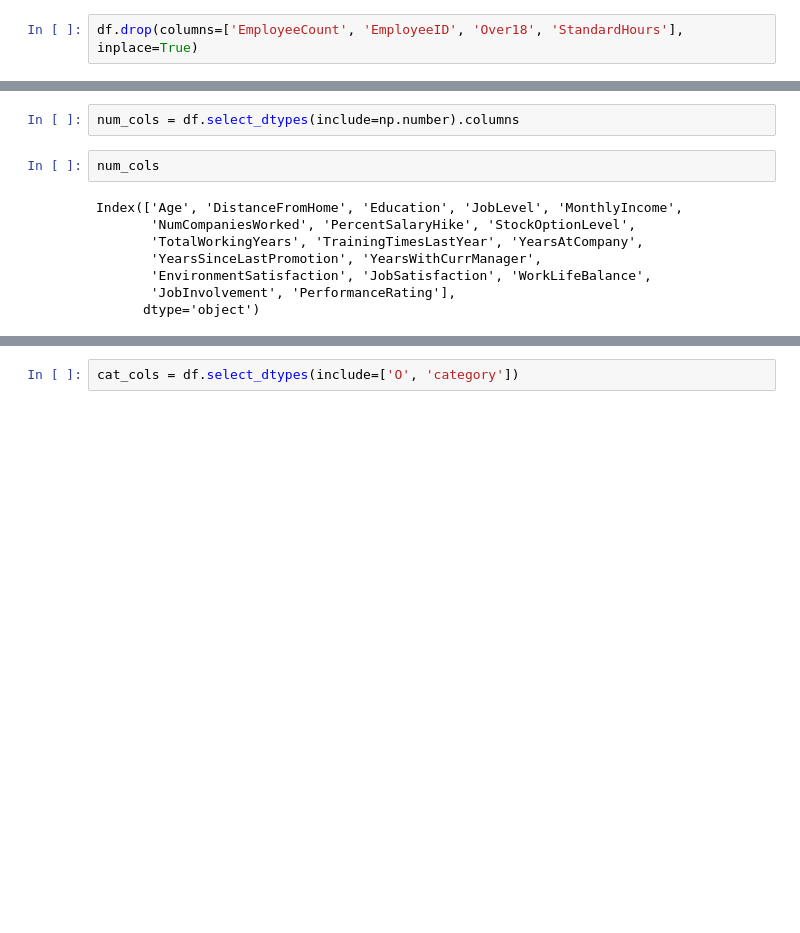
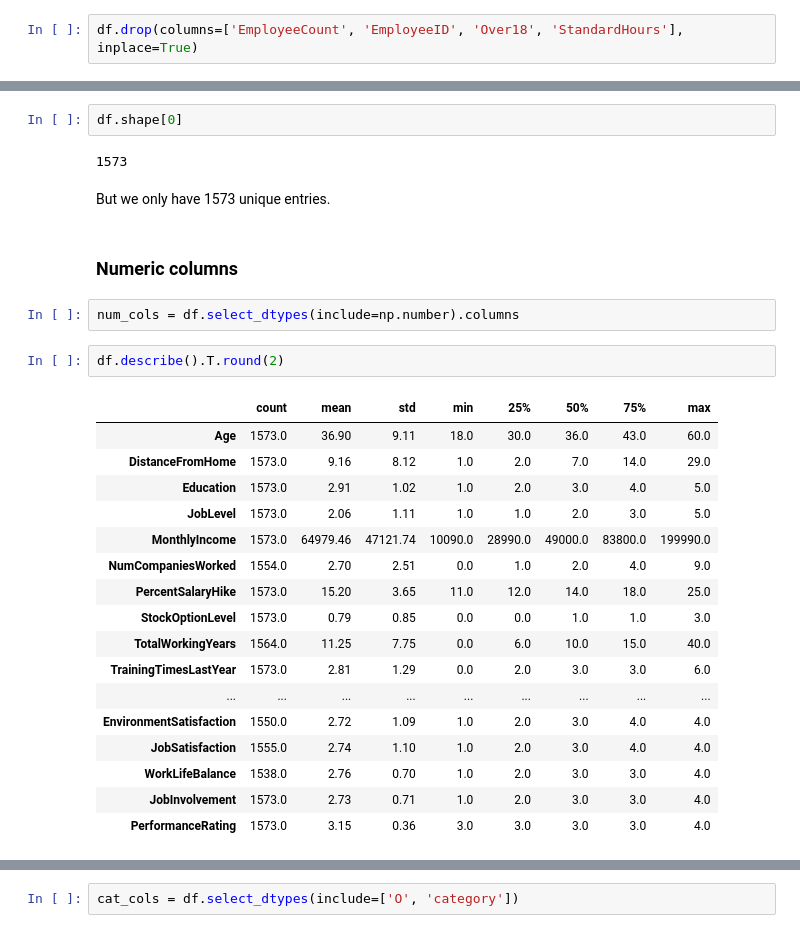
Before and after one commit to SupernovaIa/Proyecto-8-Prediccion-de-Retencion-de-Empleados, a Jupyter notebook: notebook/01-EDA.ipynb, the cells around one changed output, grey strips where cells are left out. Saved outputs shown, nothing was run; the diff lists cells and outputs as text; blank space fills up the shorter version.

```diff
--- a/notebook/01-EDA.ipynb
+++ b/notebook/01-EDA.ipynb
@@ -191,15 +183,33 @@ memory usage: 861.5+ KB
+# %%
+df.shape[0]
+# %% [output]
+1573
+# %% [markdown]
+But we only have 1573 unique entries.
+# %% [markdown]
+### Numeric columns
 # %%
 num_cols = df.select_dtypes(include=np.number).columns
-# %%
-num_cols
-# %% [output]
-Index(['Age', 'DistanceFromHome', 'Education', 'JobLevel', 'MonthlyIncome',
-       'NumCompaniesWorked', 'PercentSalaryHike', 'StockOptionLevel',
-       'TotalWorkingYears', 'TrainingTimesLastYear', 'YearsAtCompany',
-       'YearsSinceLastPromotion', 'YearsWithCurrManager',
-       'EnvironmentSatisfaction', 'JobSatisfaction', 'WorkLifeBalance',
-       'JobInvolvement', 'PerformanceRating'],
-      dtype='object')
+# %%
+df.describe().T.round(2)
+# %% [output]
+|  | count | mean | std | min | 25% | 50% | 75% | max |
+| Age | 1573.0 | 36.90 | 9.11 | 18.0 | 30.0 | 36.0 | 43.0 | 60.0 |
+| DistanceFromHome | 1573.0 | 9.16 | 8.12 | 1.0 | 2.0 | 7.0 | 14.0 | 29.0 |
+| Education | 1573.0 | 2.91 | 1.02 | 1.0 | 2.0 | 3.0 | 4.0 | 5.0 |
+| JobLevel | 1573.0 | 2.06 | 1.11 | 1.0 | 1.0 | 2.0 | 3.0 | 5.0 |
+| MonthlyIncome | 1573.0 | 64979.46 | 47121.74 | 10090.0 | 28990.0 | 49000.0 | 83800.0 | 199990.0 |
+| NumCompaniesWorked | 1554.0 | 2.70 | 2.51 | 0.0 | 1.0 | 2.0 | 4.0 | 9.0 |
+| PercentSalaryHike | 1573.0 | 15.20 | 3.65 | 11.0 | 12.0 | 14.0 | 18.0 | 25.0 |
+| StockOptionLevel | 1573.0 | 0.79 | 0.85 | 0.0 | 0.0 | 1.0 | 1.0 | 3.0 |
+| TotalWorkingYears | 1564.0 | 11.25 | 7.75 | 0.0 | 6.0 | 10.0 | 15.0 | 40.0 |
+| TrainingTimesLastYear | 1573.0 | 2.81 | 1.29 | 0.0 | 2.0 | 3.0 | 3.0 | 6.0 |
+| ... | ... | ... | ... | ... | ... | ... | ... | ... |
+| EnvironmentSatisfaction | 1550.0 | 2.72 | 1.09 | 1.0 | 2.0 | 3.0 | 4.0 | 4.0 |
+| JobSatisfaction | 1555.0 | 2.74 | 1.10 | 1.0 | 2.0 | 3.0 | 4.0 | 4.0 |
+| WorkLifeBalance | 1538.0 | 2.76 | 0.70 | 1.0 | 2.0 | 3.0 | 3.0 | 4.0 |
+| JobInvolvement | 1573.0 | 2.73 | 0.71 | 1.0 | 2.0 | 3.0 | 3.0 | 4.0 |
+| PerformanceRating | 1573.0 | 3.15 | 0.36 | 3.0 | 3.0 | 3.0 | 3.0 | 4.0 |
 # %%
 for col in num_cols:
     print(col)
```
Also changed, not shown: parts of 33 cells of this notebook, 17 other files.
